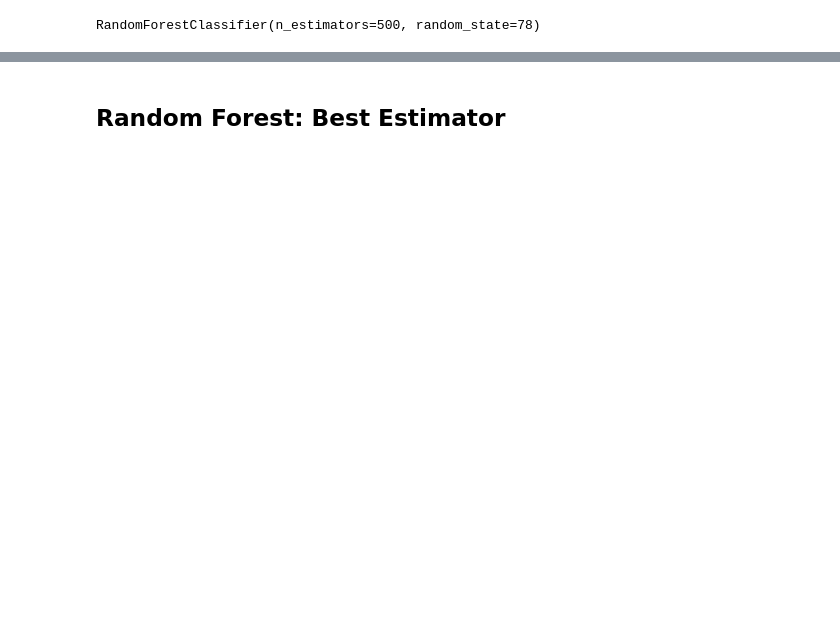
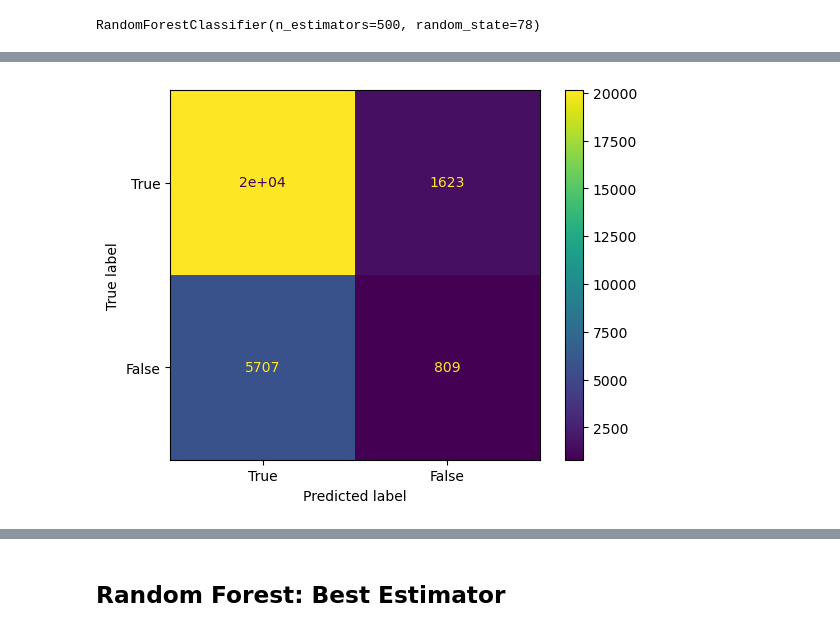
Before and after one commit to captainchicken2023/Predicting-Flight-Delays, a Jupyter notebook: Predicting_Flight_Delays.ipynb, the cells around one changed output, grey strips where cells are left out. Drawn from its saved outputs; the diff is of its cells as text; code cells hidden in the pictures; blank space fills up the shorter version.

```diff
--- a/Predicting_Flight_Delays.ipynb
+++ b/Predicting_Flight_Delays.ipynb
@@ -420,3 +420,13 @@ weighted avg       0.67      0.74      0.69     28276
+# %%
+#Alternate Confusion Matrix display
+confusion_matrix_rf = metrics.confusion_matrix(y_test, rf_predictions)
+
+cm3_display = metrics.ConfusionMatrixDisplay(confusion_matrix = confusion_matrix_rf, display_labels = [True, False])
+
+cm3_display.plot()
+plt.show()
+# %% [output]
+[figure, added]
 # %%
 # Random Forests in sklearn will automatically calculate feature importance
 importances = rf_model.feature_importances_
```
Also changed, not shown: parts of 27 cells of this notebook, 1 other file.
